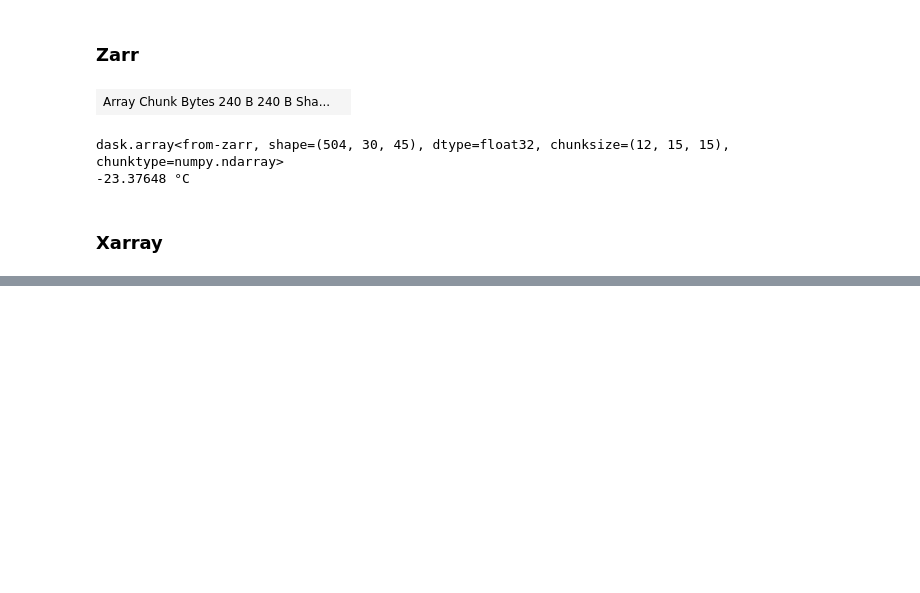
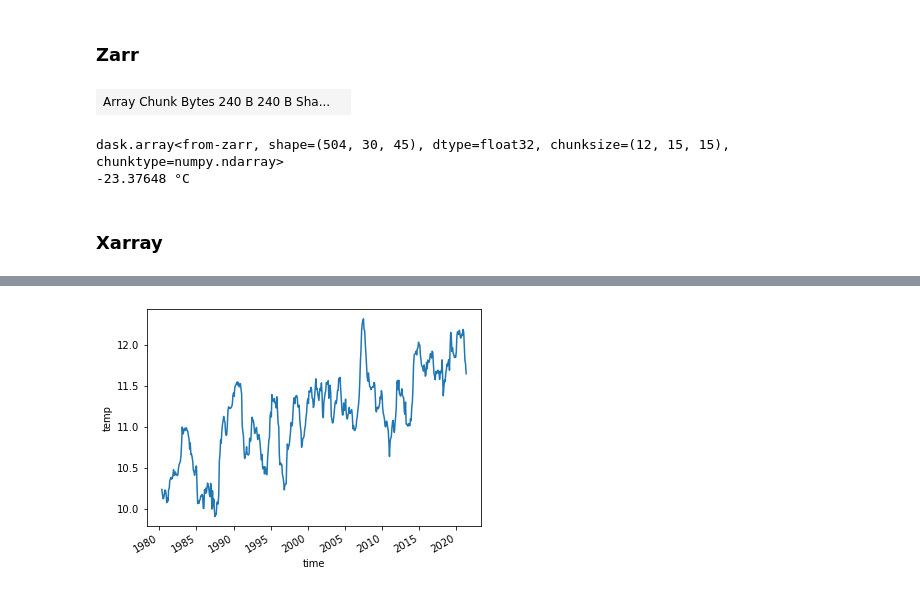
Before and after one commit to dissagaliyeva/python, a Jupyter notebook: dask_parallel_computing/basics.ipynb, the cells around one changed output, grey strips where cells are left out. Drawn from its saved outputs; the diff is of its cells as text; code cells hidden in the pictures; blank space fills up the shorter version.

```diff
--- a/dask_parallel_computing/basics.ipynb
+++ b/dask_parallel_computing/basics.ipynb
@@ -267,0 +372,15 @@ dask.array<from-zarr, shape=(504, 30, 45), dtype=float32, chunksize=(12, 15, 15)
+# %%
+# Open the ERA5 dataset
+ds = xarray.open_zarr('era_eu.zarr')
+
+# Select the temperature dataset and take the latitude and longitude mean
+temp_timeseries = ds['temp'].mean(dim=('lat', 'lon'))
+
+# Calculate the 12 month rolling mean
+temp_rolling_mean = temp_timeseries.rolling(time=12).mean()
+
+# Plot the result
+temp_rolling_mean.plot()
+plt.show()
+# %% [output]
+[figure, added]
```
Also changed, not shown: parts of 5 cells of this notebook, 1 other file.
